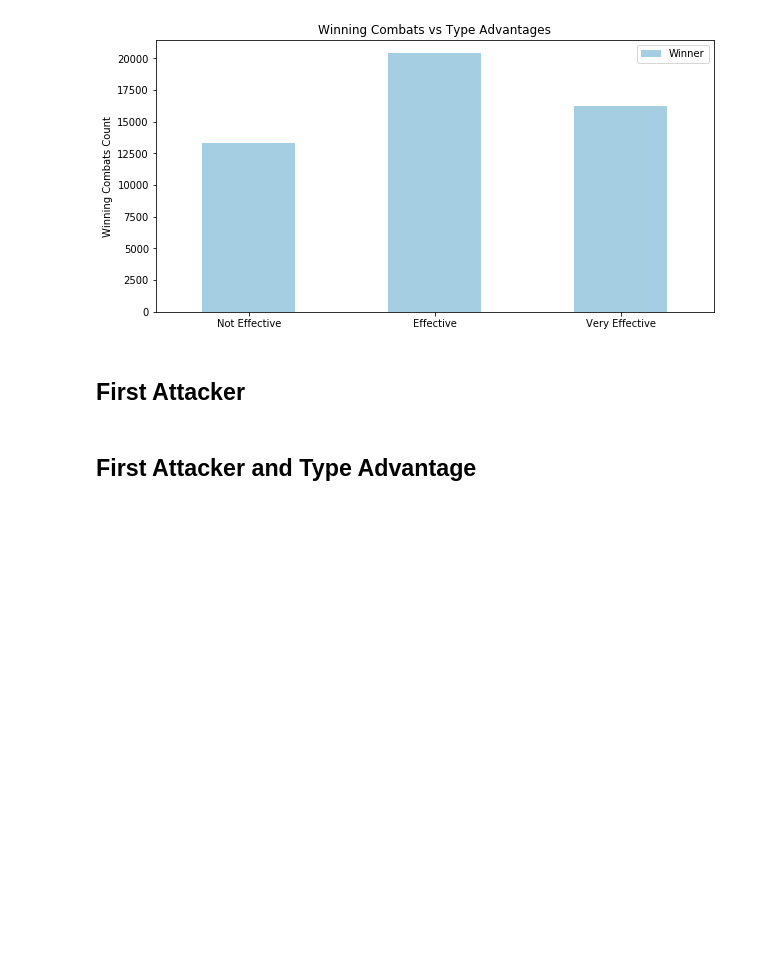
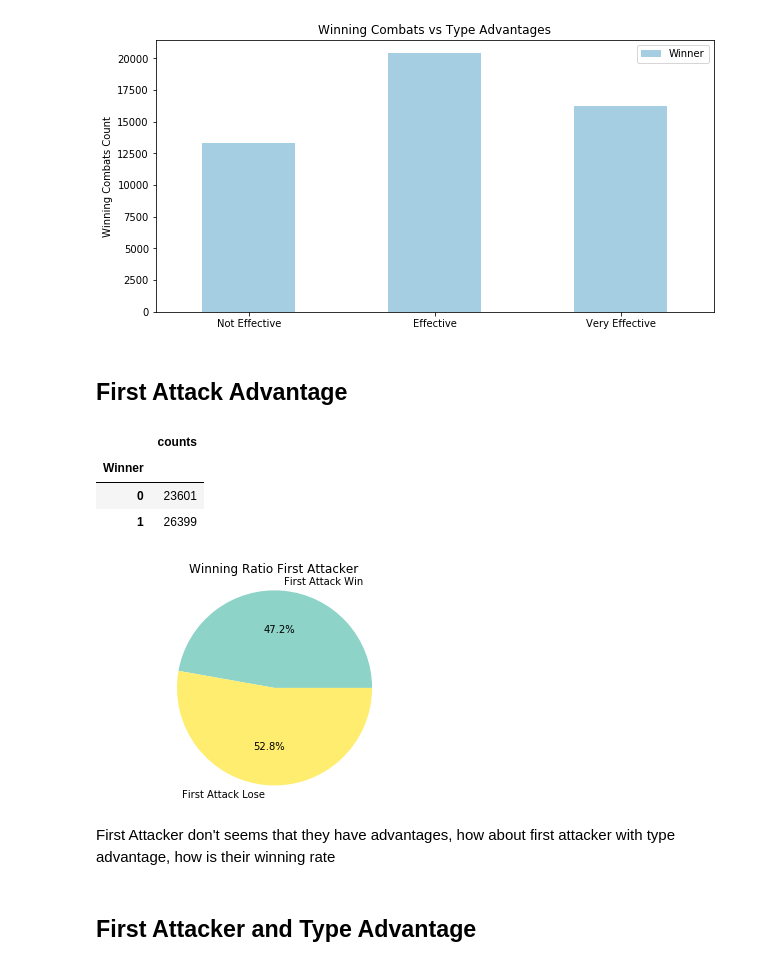
Before and after one commit to gillian850413/COMP4912, a Jupyter notebook: Notebook/Pokemon_Analysis.ipynb, the cells around one changed output. Drawn from its saved outputs; the diff is of its cells as text; code cells hidden in the pictures; blank space fills up the shorter version.

Commit message:
update type analysis

```diff
--- a/Notebook/Pokemon_Analysis.ipynb
+++ b/Notebook/Pokemon_Analysis.ipynb
@@ -922,6 +897,27 @@ plt.show()
 # %% [output]
 [figure]
 # %% [markdown]
-## First Attacker
+## First Attack Advantage
+# %%
+fst_attck = type_combats[['Winner']].copy()
+fst_attck = fst_attck.groupby(['Winner']).size().reset_index(name='counts')
+fst_attck = fst_attck.set_index('Winner')
+fst_attck
+# %% [output]
+|  | counts |
+| Winner |  |
+| 0 | 23601 |
+| 1 | 26399 |
+# %%
+colors = plt.cm.Set3(np.linspace(0, 1, 2))
+fig1, ax1 = plt.subplots()
+ax1.pie(fst_attck.loc[fst_attck.index], labels=['First Attack Win', 'First Attack Lose'], colors=colors, autopct='%1.1f%%')
+ax1.axis('equal')
+plt.title("Winning Ratio First Attacker")
+plt.show()
+# %% [output]
+[figure, added]
+# %% [markdown]
+First Attacker don't seems that they have advantages, how about first attacker with type advantage, how is their winning rate
 # %% [markdown]
 ## First Attacker and Type Advantage
```
Also changed, not shown: parts of 16 cells of this notebook.
